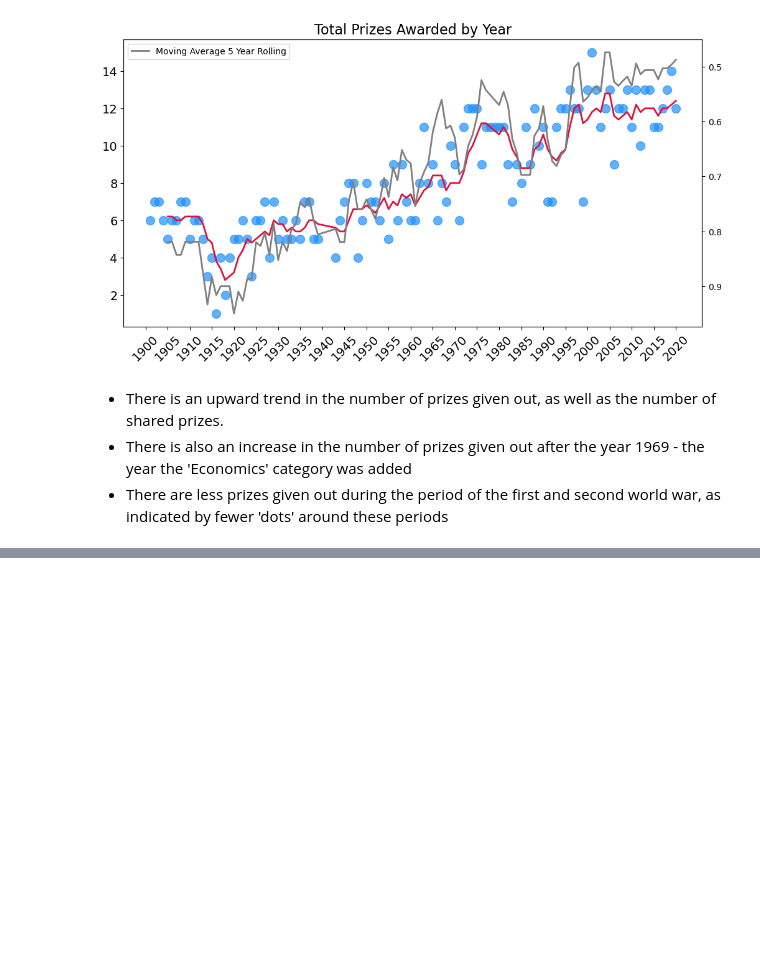
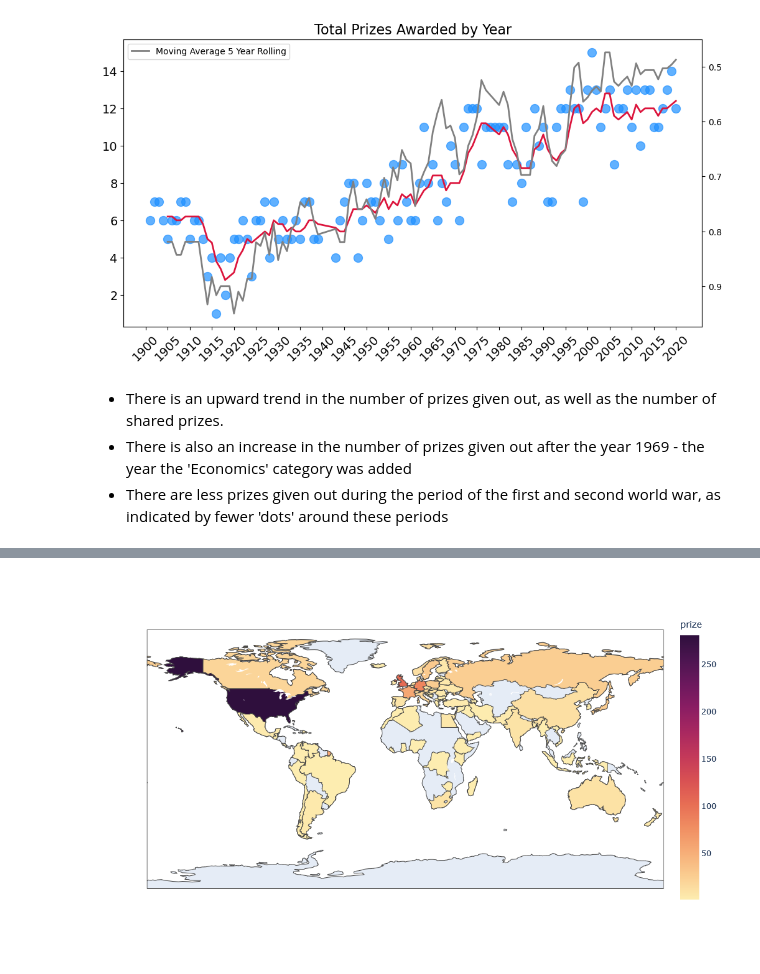
Before and after one commit to Am1tp/DataAnalysis-JupyterNotebook-NobelPrizes, a Jupyter notebook: NobelPrizeAnalysis.ipynb, the cells around one changed output, grey strips where cells are left out. Drawn from its saved outputs; the diff is of its cells as text; code cells hidden in the pictures; blank space fills up the shorter version.

```diff
--- a/NobelPrizeAnalysis.ipynb
+++ b/NobelPrizeAnalysis.ipynb
@@ -517,0 +556,3 @@ plt.legend()
+# %%
+countries = data.groupby(['birth_country_current', 'ISO'], as_index=False).agg({'prize':pd.Series.count})
+countries.sort_values('prize', ascending=False)
@@ -517,0 +573,13 @@ plt.legend()
+# %%
+wm = px.choropleth(
+    countries,
+    locations='ISO',
+    color='prize',
+    hover_name='birth_country_current',
+    color_continuous_scale = px.colors.sequential.matter,
+    height=600,
+    width=800
+)
+wm.update_layout(coloraxis_showscale=True)
+# %% [output]
+[figure, added]
```
Also changed, not shown: parts of 12 cells of this notebook.
